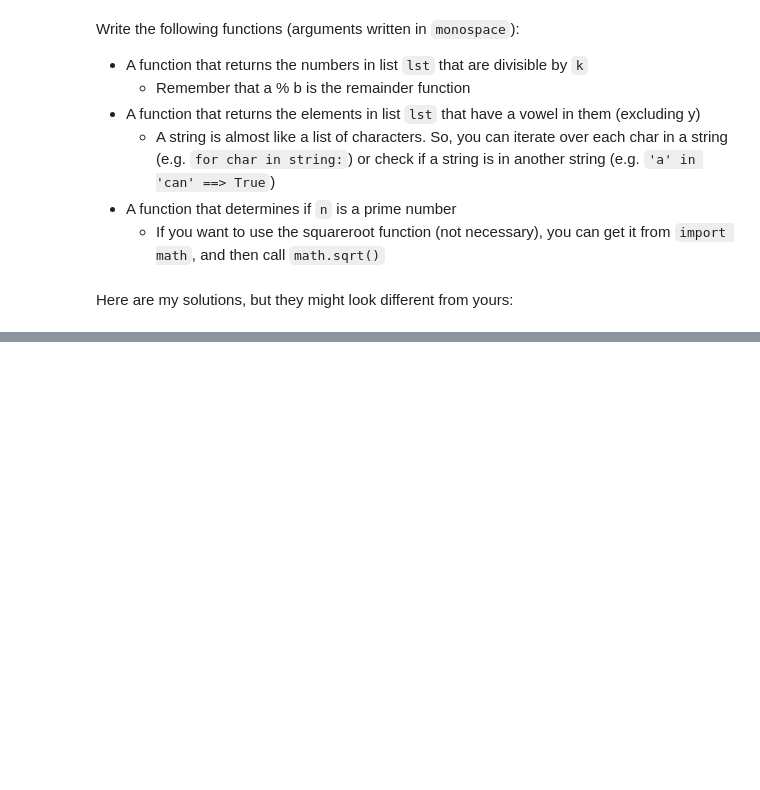
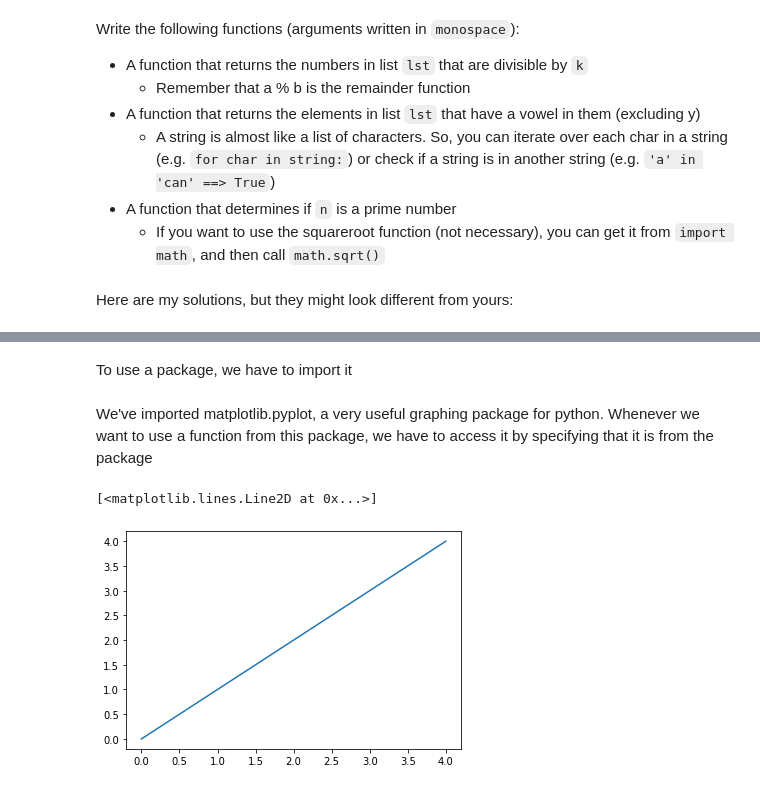
Before and after one commit to p-ai-org/p-workshops-2022, a Jupyter notebook: python-workshop-1.ipynb, the cells around one changed output, grey strips where cells are left out. Drawn from its saved outputs; the diff is of its cells as text; code cells hidden in the pictures; blank space fills up the shorter version.

```diff
--- a/python-workshop-1.ipynb
+++ b/python-workshop-1.ipynb
@@ -522,0 +544,2 @@ def isPrime(n):
+# %% [markdown]
+To use a package, we have to import it
@@ -522,0 +548,9 @@ def isPrime(n):
+# %% [markdown]
+We've imported matplotlib.pyplot, a very useful graphing package for python. Whenever we want to use a function from this package, we have to access it by specifying that it is from the package
+# %%
+x = [0, 1, 2, 3, 4]
+y = [0, 1, 2, 3, 4]
+matplotlib.pyplot.plot(x, y)
+# %% [output]
+[<matplotlib.lines.Line2D at 0x...>]
+[figure, added]
```
Also changed, not shown: parts of 25 cells of this notebook.
